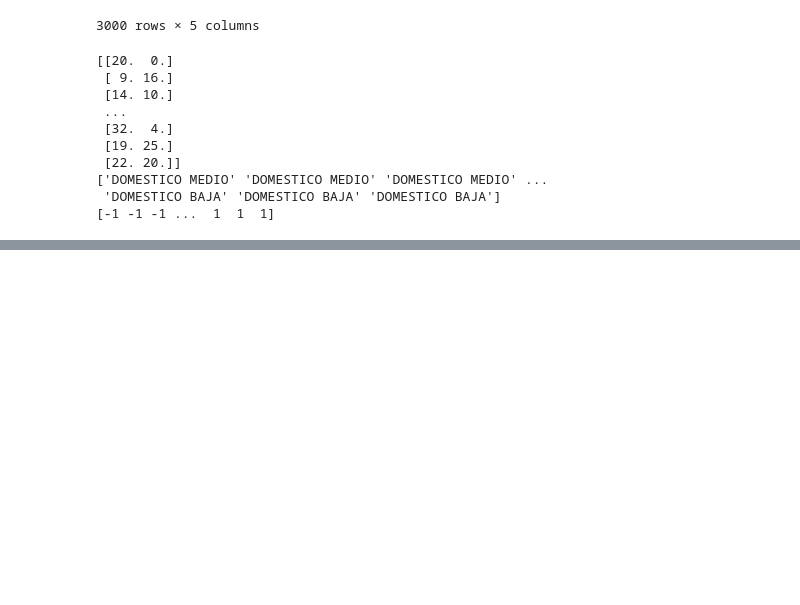
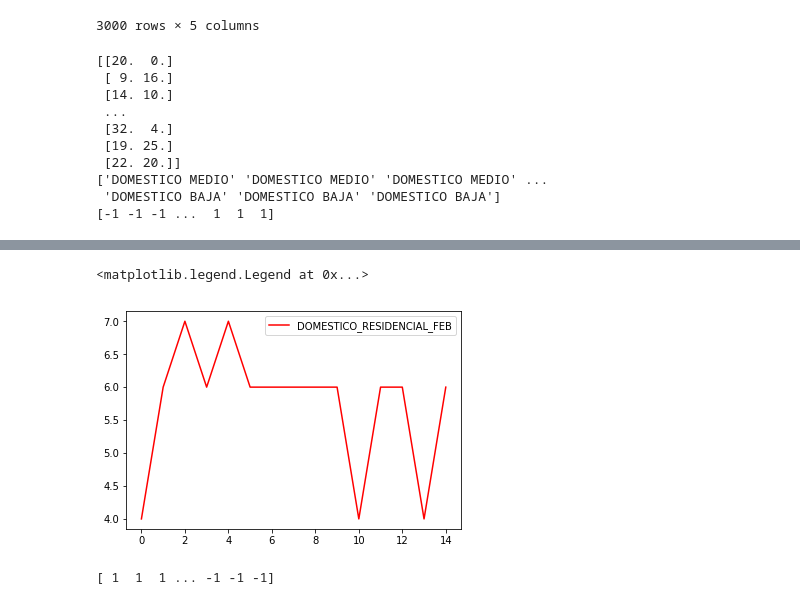
Before and after one commit to galis30/Galko_NS2020, a Jupyter notebook: Galko_projekt_NS.ipynb, the cells around one changed output, grey strips where cells are left out. Cells and saved outputs as stored; diff of their text form; code cells hidden in the pictures; blank space fills up the shorter version.

```diff
--- a/Galko_projekt_NS.ipynb
+++ b/Galko_projekt_NS.ipynb
@@ -148,0 +189,4 @@ print(y)
+# %%
+moj_perceptron_domestico_residencial_feb = Perceptron()
+# %%
+moj_perceptron_domestico_residencial_feb.fit(X,y)
@@ -148,0 +212,17 @@ print(y)
+# %%
+# vykreslenie chyby v rezidenciach
+plt.plot(moj_perceptron_domestico_residencial_feb.errors_, color='red', label='DOMESTICO_RESIDENCIAL_FEB')
+
+plt.legend()
+# %% [output]
+<matplotlib.legend.Legend at 0x...>
+[figure, added]
+# %%
+# porovnanie mesiaca Február v roku 2009 a 2015 v malých bytoch
+X = df_final.iloc[0:3000, [0,2]].values
+y = df_final.iloc[0:3000, 4].values
+
+y = np.where(y == 'DOMESTICO BAJA', -1, 1)
+print(y)
+# %% [output]
+[ 1  1  1 ... -1 -1 -1]
```
Also changed, not shown: parts of 8 cells of this notebook.
